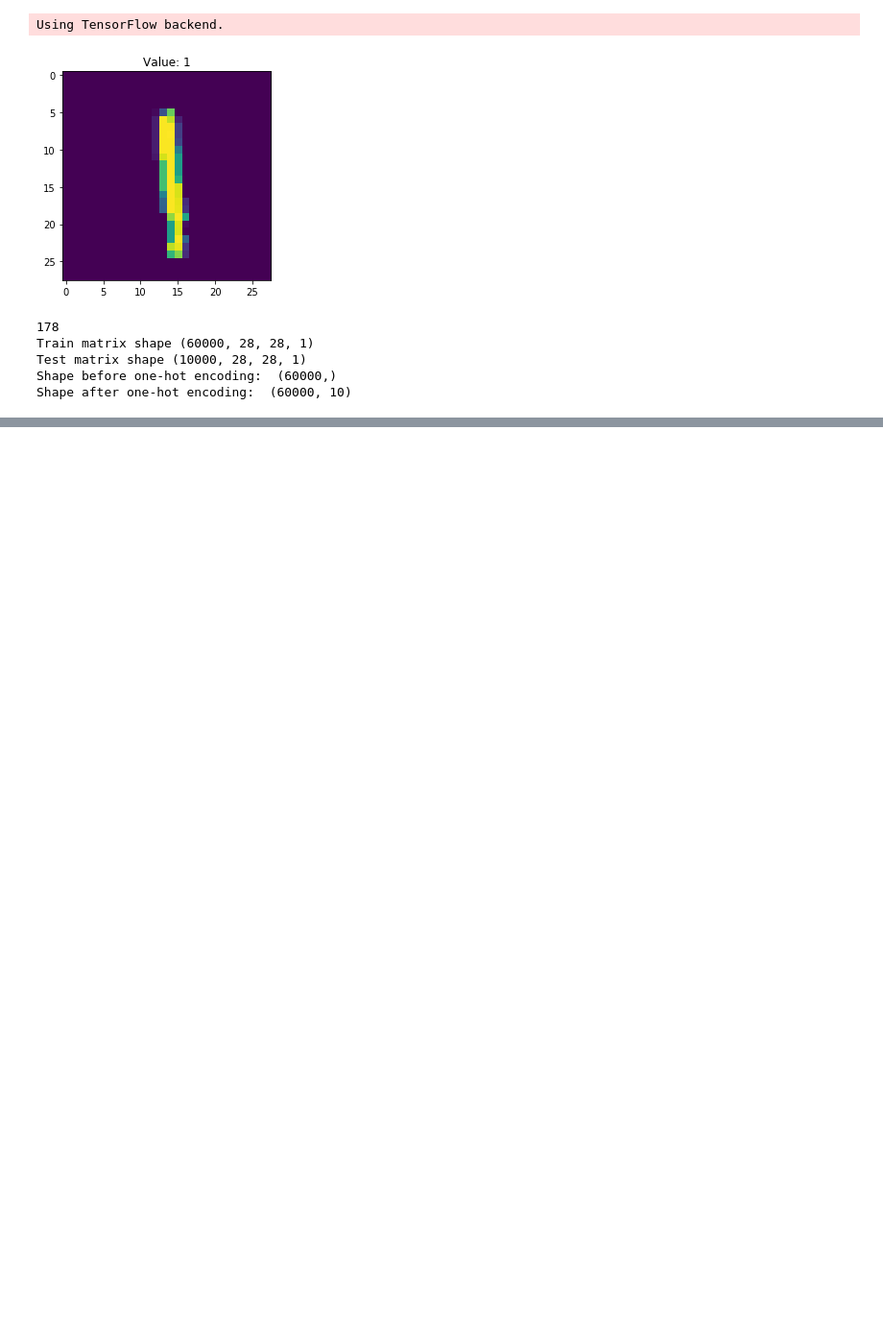
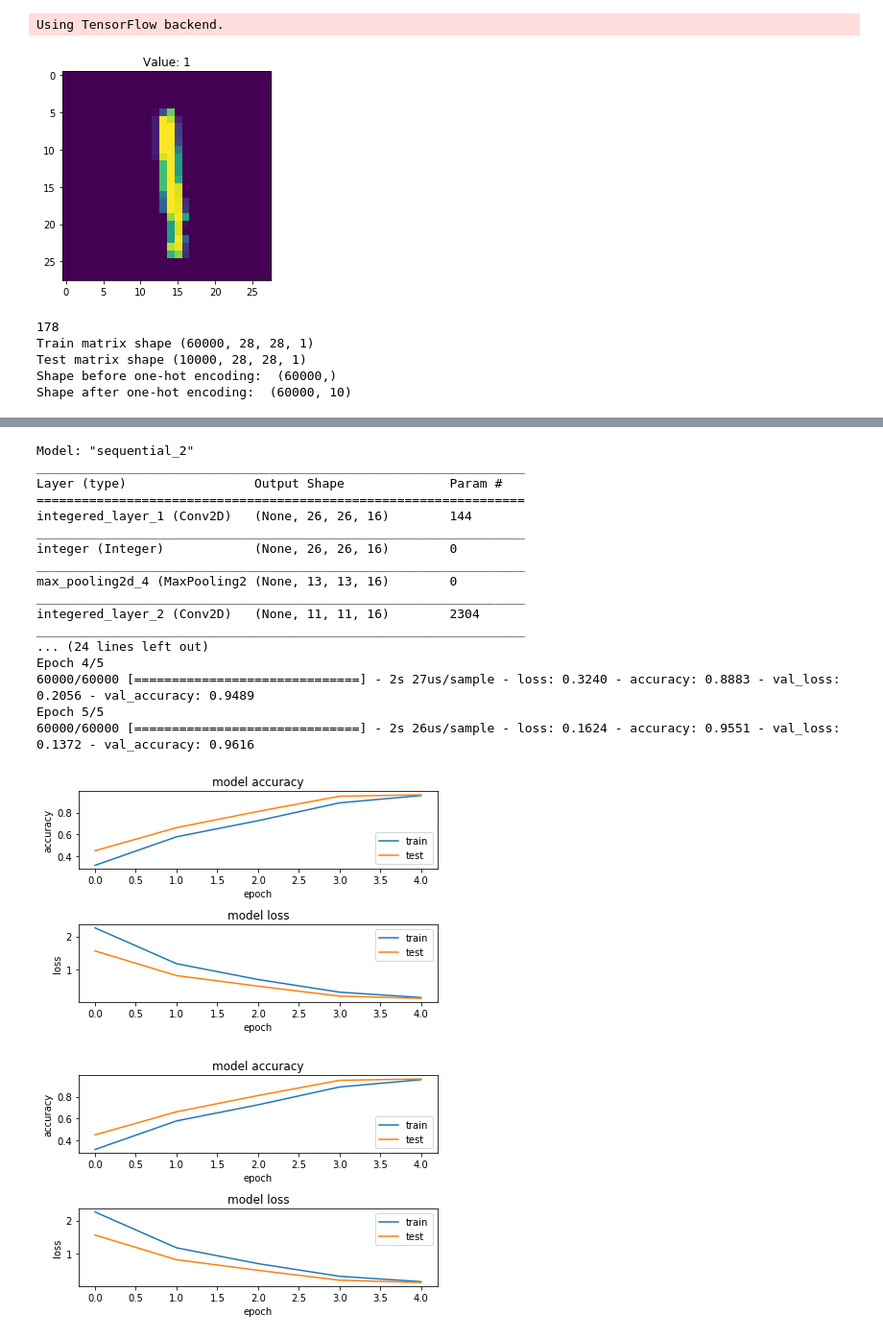
Before and after one commit to awe777/CNN-VLSI, a Jupyter notebook: cnn_compareArchRound.ipynb, the cells around one changed output, grey strips where cells are left out. Shown at 96% size. Saved outputs shown, nothing was run; the diff lists cells and outputs as text; code cells hidden in the pictures; blank space fills up the shorter version.

```diff
--- a/cnn_compareArchRound.ipynb
+++ b/cnn_compareArchRound.ipynb
@@ -208,0 +209,79 @@ Epoch 5/5
+# %%
+class Integer(Layer):
+
+    def __init__(self, **kwargs):
+        super(Integer, self).__init__(**kwargs)
+
+    def get_output(self, train=False):
+        X = self.get_input(train)
+        return X / 4096.0
+
+    def get_config(self):
+        config = {"name": self.__class__.__name__}
+        base_config = super(Integer, self).get_config()
+        return dict(list(base_config.items()) + list(config.items()))
+
+model_integered = tf.keras.models.Sequential([
+    tf.keras.layers.Conv2D(16, (3,3), use_bias=False, activation=tf.nn.relu,input_shape=(28,28,1), name='integered_layer_1'),
+    Integer(),
+    tf.keras.layers.MaxPooling2D(pool_size=(2, 2)),
+    tf.keras.layers.Conv2D(16, (3,3), use_bias=False, activation=tf.nn.relu, name='integered_layer_2'),
+    Integer(),
+    tf.keras.layers.MaxPooling2D(pool_size=(2, 2)),
+    tf.keras.layers.Flatten(),
+    tf.keras.layers.Dense(10, use_bias=False, activation=tf.nn.relu, name='integered_layer_3'),
+    Integer(),
+    tf.keras.layers.Dense(10, use_bias=False, activation=tf.nn.softmax, name='integered_layer_Output')
+])
+
+# compile the models
+model_integered.compile(optimizer='adam',
+              loss='categorical_crossentropy',
+              metrics=['accuracy'])
+print(model_integered.summary())
+# training the model and saving metrics in history
+history_integered = model_integered.fit(x_train, y_train,
+          batch_size=128, epochs=5,
+          verbose=1,
+          validation_data=(x_test, y_test))
+# plotting the metrics
+fig = plt.figure()
+plt.subplot(2,1,1)
+plt.plot(history_integered.history['accuracy'])
+plt.plot(history_integered.history['val_accuracy'])
+plt.title('model accuracy')
+plt.ylabel('accuracy')
+plt.xlabel('epoch')
+plt.legend(['train', 'test'], loc='lower right')
+
+plt.subplot(2,1,2)
+plt.plot(history_integered.history['loss'])
+plt.plot(history_integered.history['val_loss'])
+plt.title('model loss')
+plt.ylabel('loss')
+plt.xlabel('epoch')
+plt.legend(['train', 'test'], loc='upper right')
+
+plt.tight_layout()
+
+fig
+# %% [output]
+Model: "sequential_2"
+_________________________________________________________________
+Layer (type)                 Output Shape              Param #
+=================================================================
+integered_layer_1 (Conv2D)   (None, 26, 26, 16)        144
+_________________________________________________________________
+integer (Integer)            (None, 26, 26, 16)        0
+_________________________________________________________________
+max_pooling2d_4 (MaxPooling2 (None, 13, 13, 16)        0
+_________________________________________________________________
+integered_layer_2 (Conv2D)   (None, 11, 11, 16)        2304
+_________________________________________________________________
+... (24 lines left out)
+Epoch 4/5
+60000/60000 [==============================] - 2s 27us/sample - loss: 0.3240 - accuracy: 0.8883 - val_loss: 0.2056 - val_accuracy: 0.9489
+Epoch 5/5
+60000/60000 [==============================] - 2s 26us/sample - loss: 0.1624 - accuracy: 0.9551 - val_loss: 0.1372 - val_accuracy: 0.9616
+[figure, added]
+[figure, added]
```
Also changed, not shown: parts of 2 cells of this notebook.
